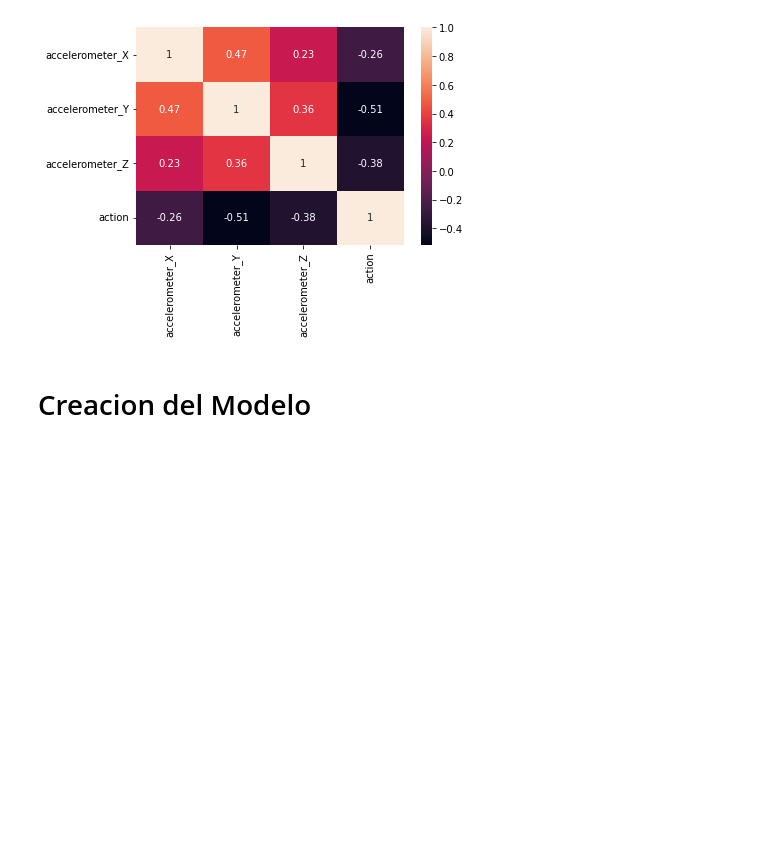
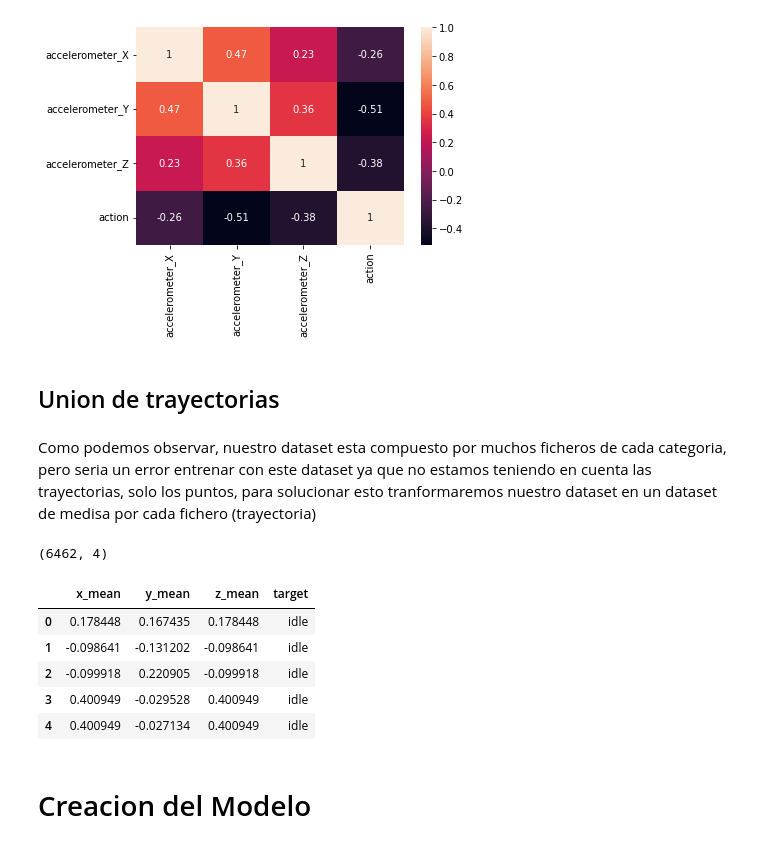
Before and after one commit to migueldemollet/Activity-Recognition, a Jupyter notebook: result.ipynb, the cells around one changed output. Saved outputs shown, nothing was run; the diff lists cells and outputs as text; code cells hidden in the pictures; blank space fills up the shorter version.

Commit message:
Uniendo trayectorias

```diff
--- a/result.ipynb
+++ b/result.ipynb
@@ -193,6 +193,52 @@ sns.heatmap(df.corr(), annot=True)
 # %% [output]
 <AxesSubplot:>
 [figure]
+# %% [markdown]
+## Union de trayectorias
+# %% [markdown]
+Como podemos observar, nuestro dataset esta compuesto por muchos ficheros de cada categoria, pero seria un error entrenar con este dataset ya que no estamos teniendo en cuenta las trayectorias, solo los puntos, para solucionar esto tranformaremos nuestro dataset en un dataset de medisa por cada fichero (trayectoria)
+# %%
+def mean_calculator(trayectoria):
+    trayectoria_ejes = np.array(trayectoria)
+    x = trayectoria_ejes[:, 0]
+    y = trayectoria_ejes[:, 1]
+    z = trayectoria_ejes[:, 2]
+    x_mean = np.mean(x)
+    y_mean = np.mean(y)
+    z_mean = np.mean(x)
+    return x_mean, y_mean, z_mean
+# %%
+def feature_engineer(action, target, df):
+    x_mean, y_mean, z_mean = mean_calculator(action)
+    dictionary = {
+        'x_mean': x_mean,
+        'y_mean': y_mean,
+        'z_mean': z_mean,
+        'target': target
+    }
+    df = df.append(dictionary, ignore_index=True)
+    return df
+# %%
+columns = ['x_mean', 'y_mean', 'z_mean', 'target']
+dataframe = pd.DataFrame(columns=columns)
+
+for activity in activity_labels:
+    activity_files = os.listdir(os.path.join('data', activity))
+    for file in activity_files:
+        df = pd.read_csv(os.path.join('data', activity, file))
+        array = df.to_numpy()
+        dataframe = feature_engineer(array, activity, dataframe)
+# %%
+print(dataframe.shape)
+dataframe.head()
+# %% [output]
+(6462, 4)
+|  | x_mean | y_mean | z_mean | target |
+| 0 | 0.178448 | 0.167435 | 0.178448 | idle |
+| 1 | -0.098641 | -0.131202 | -0.098641 | idle |
+| 2 | -0.099918 | 0.220905 | -0.099918 | idle |
+| 3 | 0.400949 | -0.029528 | 0.400949 | idle |
+| 4 | 0.400949 | -0.027134 | 0.400949 | idle |
 # %% [markdown]
 # Creacion del Modelo
 # %% [markdown]
```
Also changed, not shown: parts of 18 cells of this notebook.
